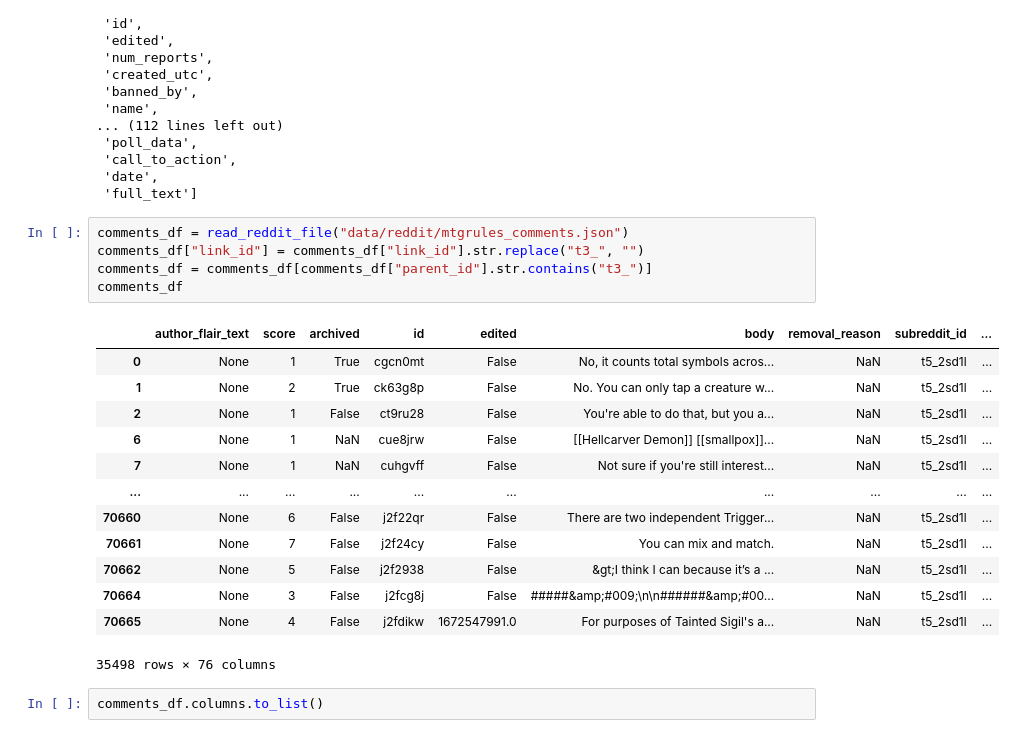
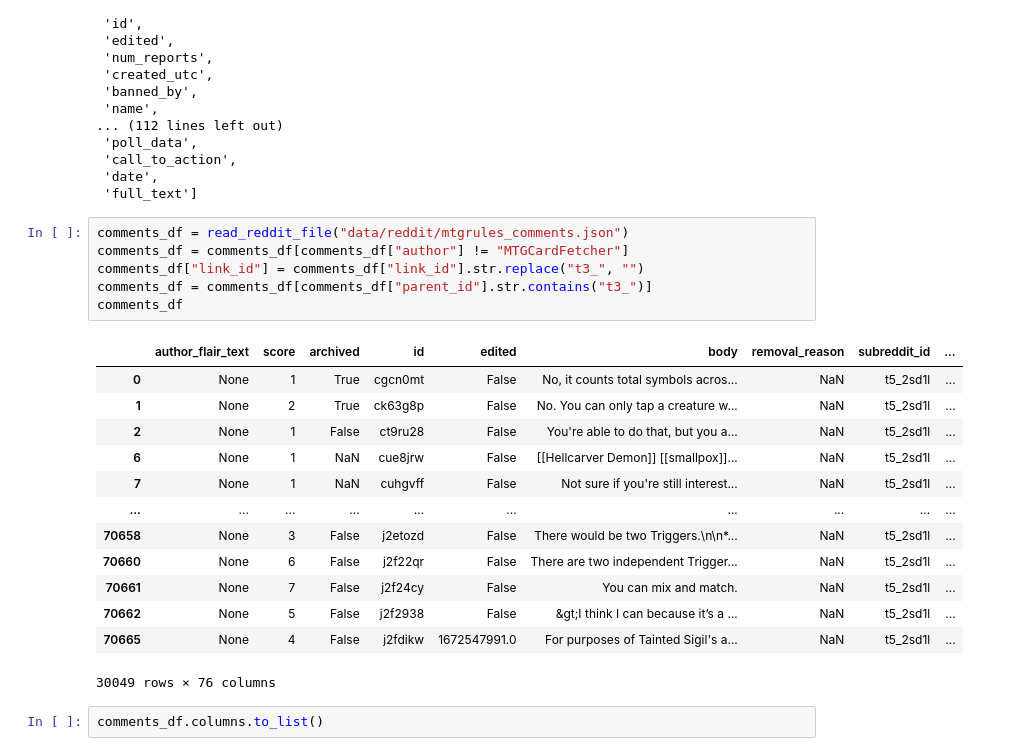
Before and after one commit to Javier-Jimenez99/gatherer-sage, a Jupyter notebook: reddit.ipynb, the cells around one changed output. Cells and saved outputs as stored; diff of their text form.

Commit message:
remove bot comments

```diff
--- a/reddit.ipynb
+++ b/reddit.ipynb
@@ -54,23 +56,24 @@ submissions_df.columns.to_list()
  'full_text']
 # %%
 comments_df = read_reddit_file("data/reddit/mtgrules_comments.json")
+comments_df = comments_df[comments_df["author"] != "MTGCardFetcher"]
 comments_df["link_id"] = comments_df["link_id"].str.replace("t3_", "")
 comments_df = comments_df[comments_df["parent_id"].str.contains("t3_")]
 comments_df
 # %% [output]
 |  | author_flair_text | score | archived | id | edited | body | removal_reason | subreddit_id | ... |
 | 0 | None | 1 | True | cgcn0mt | False | No, it counts total symbols acros... | NaN | t5_2sd1l | ... |
 | 1 | None | 2 | True | ck63g8p | False | No. You can only tap a creature w... | NaN | t5_2sd1l | ... |
 | 2 | None | 1 | False | ct9ru28 | False | You're able to do that, but you a... | NaN | t5_2sd1l | ... |
 | 6 | None | 1 | NaN | cue8jrw | False | [[Hellcarver Demon]] [[smallpox]]... | NaN | t5_2sd1l | ... |
 | 7 | None | 1 | NaN | cuhgvff | False | Not sure if you're still interest... | NaN | t5_2sd1l | ... |
 | ... | ... | ... | ... | ... | ... | ... | ... | ... | ... |
+| 70658 | None | 3 | False | j2etozd | False | There would be two Triggers.\n\n*... | NaN | t5_2sd1l | ... |
 | 70660 | None | 6 | False | j2f22qr | False | There are two independent Trigger... | NaN | t5_2sd1l | ... |
 | 70661 | None | 7 | False | j2f24cy | False | You can mix and match. | NaN | t5_2sd1l | ... |
 | 70662 | None | 5 | False | j2f2938 | False | &gt;I think I can because it’s a ... | NaN | t5_2sd1l | ... |
-| 70664 | None | 3 | False | j2fcg8j | False | #####&amp;#009;\n\n######&amp;#00... | NaN | t5_2sd1l | ... |
 | 70665 | None | 4 | False | j2fdikw | 1672547991.0 | For purposes of Tainted Sigil's a... | NaN | t5_2sd1l | ... |
-35498 rows × 76 columns
+30049 rows × 76 columns
 # %%
 comments_df.columns.to_list()
 # %% [output]
```
Also changed, not shown: parts of 5 cells of this notebook, 1 other file.
